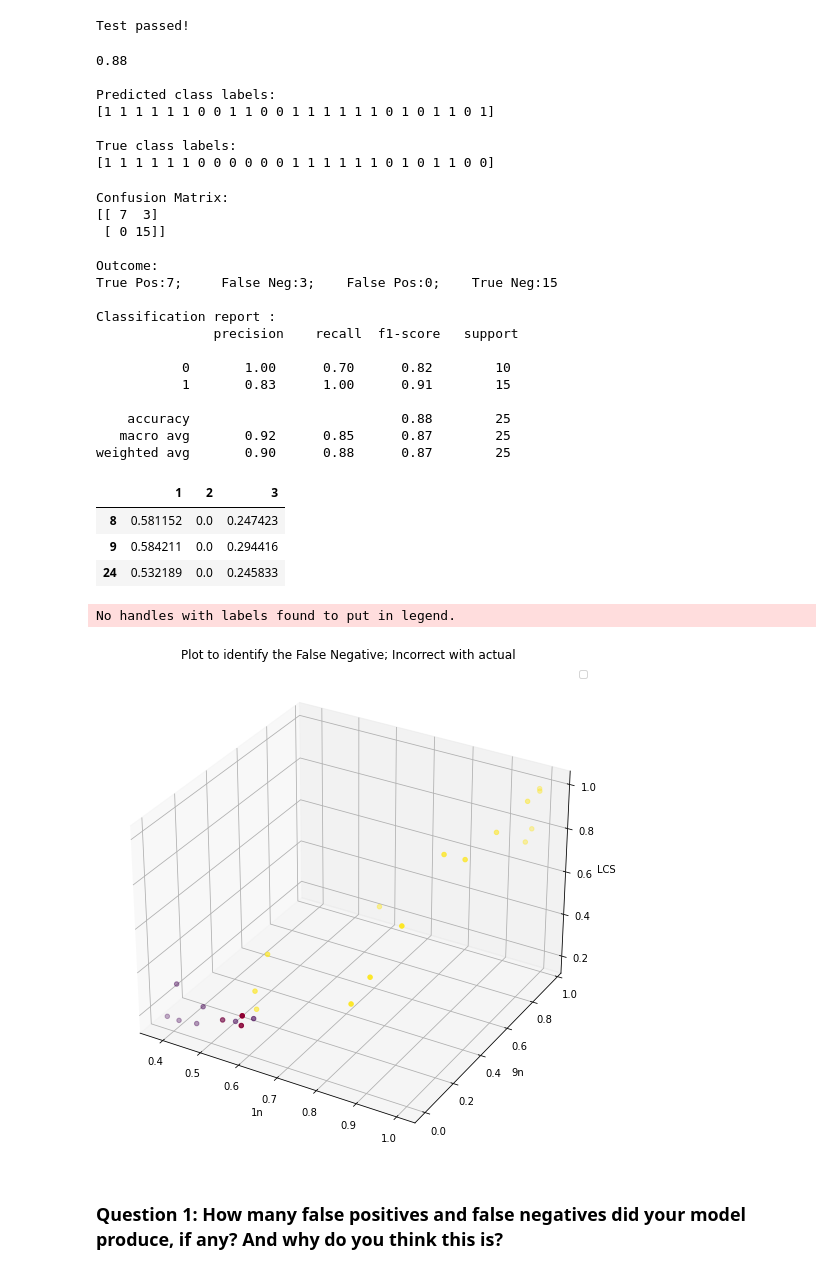
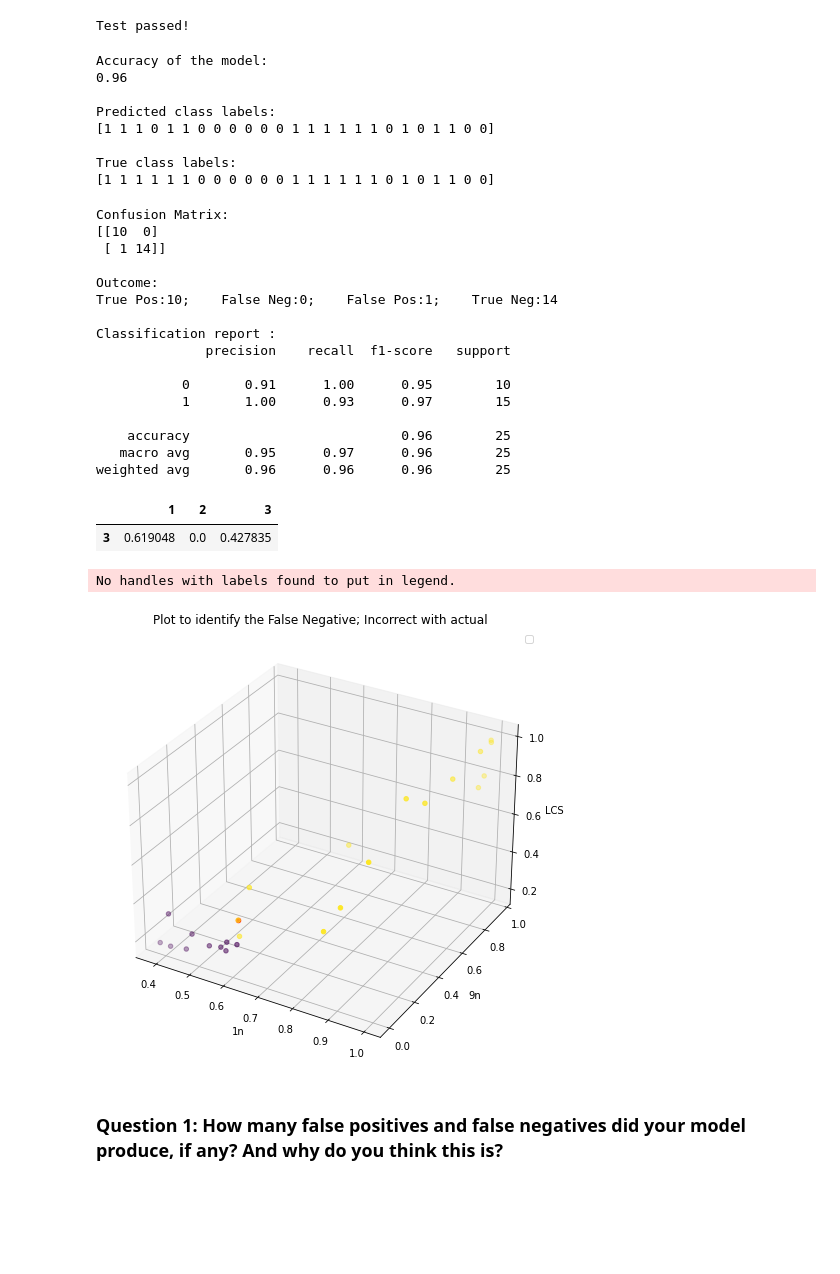
Before and after one commit to Jubin1122/Plagiarism-Detector, a Jupyter notebook: 3_Training_a_Model.ipynb, the cells around one changed output. Saved outputs shown, nothing was run; the diff lists cells and outputs as text; code cells hidden in the pictures; blank space fills up the shorter version.

Commit message:
1. Naive classifier, changed from gradient boosting 2. train.py is where respective model instance and training script is added

```diff
--- a/3_Training_a_Model.ipynb
+++ b/3_Training_a_Model.ipynb
@@ -187,10 +185,8 @@ estimator = SKLearn(entry_point='train.py',
                     py_version="py3",
                     train_instance_type='ml.c4.xlarge',
                     output_path=output_path,
-                    sagemaker_session=sagemaker_session,
-                    hyperparameters={
-                        'epochs': 100 # could change to higher
-                    })
+                    sagemaker_session=sagemaker_session
+                   )
 # %% [output]
 train_instance_type has been renamed in sagemaker>=2.
 See: https://sagemaker.readthedocs.io/en/stable/v2.html for details.
@@ -293,7 +289,7 @@ Test passed!
 from sklearn.metrics import accuracy_score
 accuracy = accuracy_score(test_y, test_y_preds)
 
-print(accuracy)
+print(f'Accuracy of the model:\n{accuracy}')
 
 
 ## print out the array of predicted and true labels, if you want
@@ -302,10 +298,11 @@ print(test_y_preds)
 print('\nTrue class labels: ')
 print(test_y.values)
 # %% [output]
-0.88
+Accuracy of the model:
+0.96
 
 Predicted class labels:
-[1 1 1 1 1 1 0 0 1 1 0 0 1 1 1 1 1 1 0 1 0 1 1 0 1]
+[1 1 1 0 1 1 0 0 0 0 0 0 1 1 1 1 1 1 0 1 0 1 1 0 0]
 
 True class labels:
 [1 1 1 1 1 1 0 0 0 0 0 0 1 1 1 1 1 1 0 1 0 1 1 0 0]
@@ -327,21 +324,21 @@ matrix = classification_report(test_y, test_y_preds)
 print(f'Classification report :\n{matrix}')
 # %% [output]
 Confusion Matrix:
-[[ 7  3]
- [ 0 15]]
+[[10  0]
+ [ 1 14]]
 
 Outcome:
-True Pos:7;     False Neg:3;    False Pos:0;    True Neg:15
+True Pos:10;    False Neg:0;    False Pos:1;    True Neg:14
 
 Classification report :
-               precision    recall  f1-score   support
+              precision    recall  f1-score   support
 
-           0       1.00      0.70      0.82        10
-           1       0.83      1.00      0.91        15
+           0       0.91      1.00      0.95        10
+           1       1.00      0.93      0.97        15
 
-    accuracy                           0.88        25
-   macro avg       0.92      0.85      0.87        25
-weighted avg       0.90      0.88      0.87        25
+    accuracy                           0.96        25
+   macro avg       0.95      0.97      0.96        25
+weighted avg       0.96      0.96      0.96        25
 # %%
 import numpy as np
 
@@ -350,27 +347,25 @@ incorrect_vals = test_x[mask]
 incorrect_vals
 # %% [output]
 |  | 1 | 2 | 3 |
-| 8 | 0.581152 | 0.0 | 0.247423 |
-| 9 | 0.584211 | 0.0 | 0.294416 |
-| 24 | 0.532189 | 0.0 | 0.245833 |
+| 3 | 0.619048 | 0.0 | 0.427835 |
 # %%
 import matplotlib.pyplot as plt
 
-fig = plt.figure(figsize=(11, 9))
-ax = fig.add_subplot(100, projection='3d')
+fig = plt.figure(figsize=(10, 8))
+ax = fig.add_subplot(111, projection='3d')
 
 ax.scatter(test_x.iloc[:, 0], test_x.iloc[:, 1], test_x.iloc[:, 2], c=test_y, marker='o')
 ax.scatter(incorrect_vals.iloc[:, 0], incorrect_vals.iloc[:, 1], incorrect_vals.iloc[:, 2], c = 'red')
 
 plt.title('Plot to identify the False Negative; Incorrect with actual')
 ax.set_xlabel('1n')
 ax.set_ylabel('9n')
 ax.set_zlabel('LCS')
 plt.legend()
 plt.show()
 # %% [output]
 No handles with labels found to put in legend.
-[figure, old version]
+[figure, new version]
 # %% [markdown]
 ### Question 1: How many false positives and false negatives did your model produce, if any? And why do you think this is?
 # %% [markdown]
```
Also changed, not shown: parts of 8 cells of this notebook, 1 other file.
